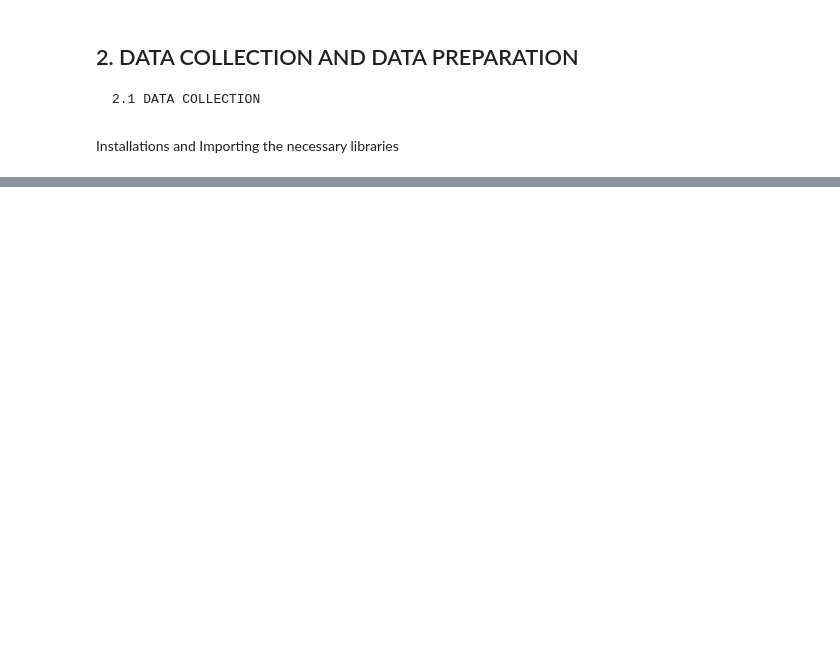
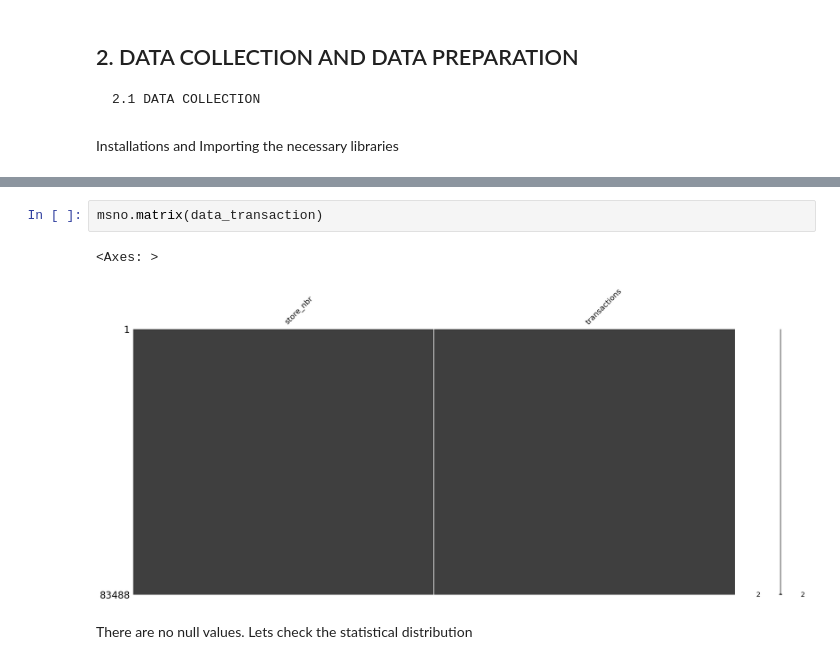
Before and after one commit to MarthaK-Coder/Azubi-Africa-LP3-Sprint, a Jupyter notebook: Project3 Notebook.ipynb, the cells around one changed output, grey strips where cells are left out. Saved outputs shown, nothing was run; the diff lists cells and outputs as text; blank space fills up the shorter version.

```diff
--- a/Project3 Notebook.ipynb
+++ b/Project3 Notebook.ipynb
@@ -42,0 +720,7 @@ import seaborn as sns
+# %%
+msno.matrix(data_transaction)
+# %% [output]
+<Axes: >
+[figure, added]
+# %% [markdown]
+There are no null values. Lets check the statistical distribution
```
Also changed, not shown: parts of 147 cells of this notebook, 4 other files.
